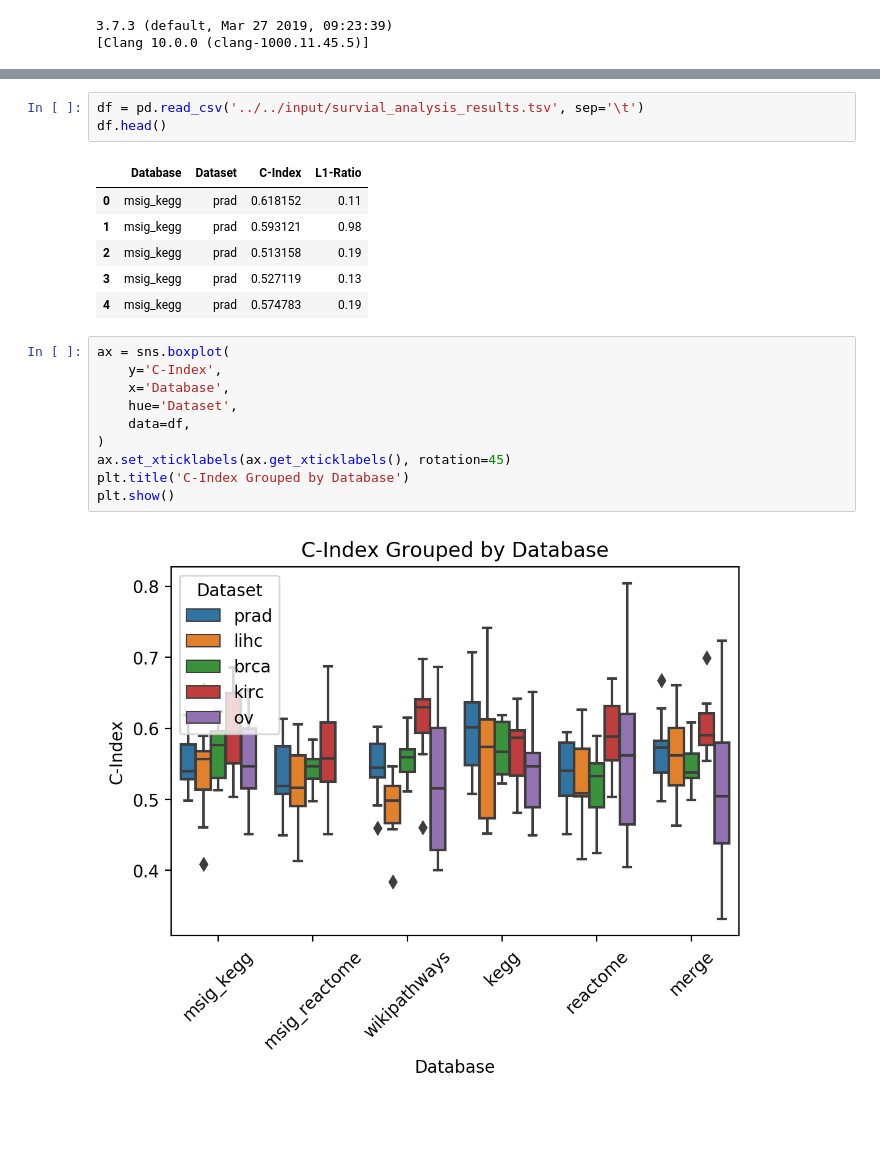
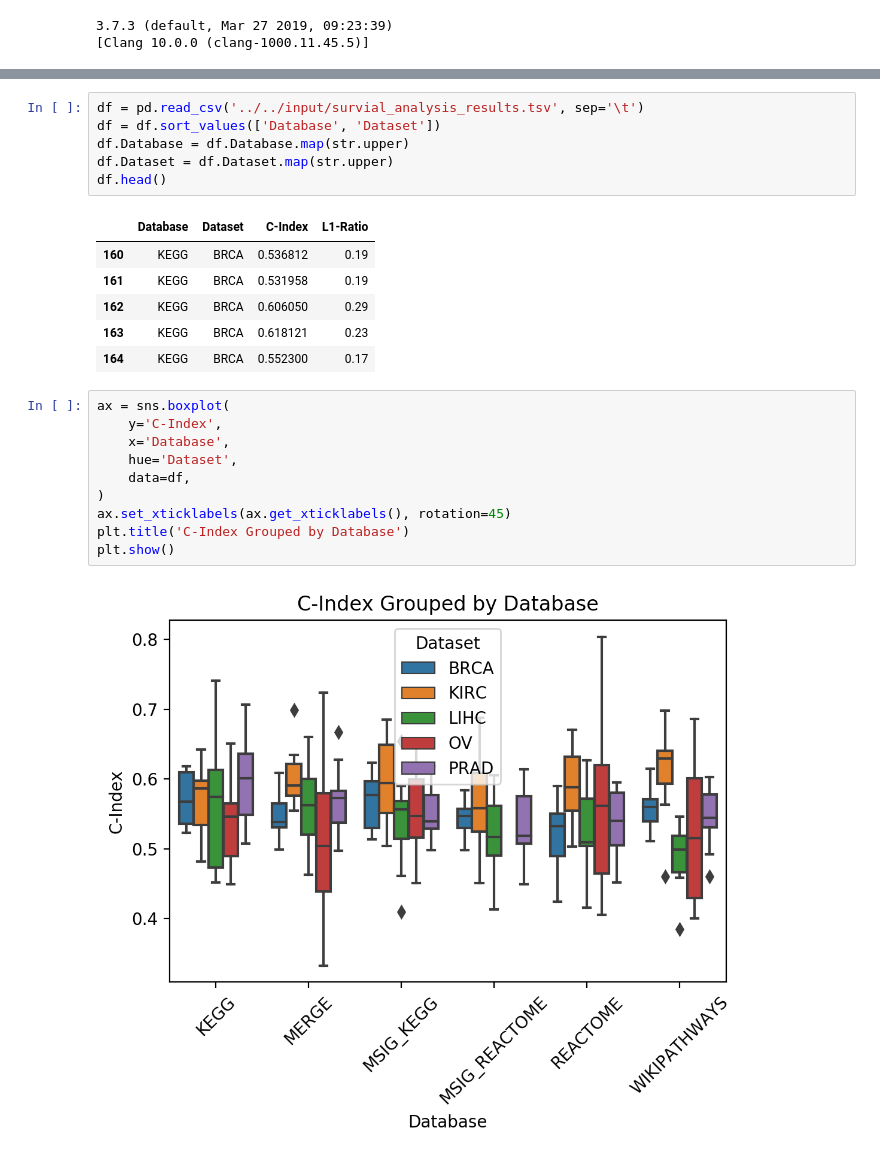
Before and after one commit to pathwayforte/results, a Jupyter notebook: notebooks/evaluation/Plot Evaluation of Survival Analysis.ipynb, the cells around one changed output, grey strips where cells are left out. Cells and saved outputs as stored; diff of their text form; blank space fills up the shorter version.

```diff
--- a/notebooks/evaluation/Plot Evaluation of Survival Analysis.ipynb
+++ b/notebooks/evaluation/Plot Evaluation of Survival Analysis.ipynb
@@ -29,13 +29,16 @@ Thu May  9 12:55:44 2019
 # %%
 df = pd.read_csv('../../input/survial_analysis_results.tsv', sep='\t')
+df = df.sort_values(['Database', 'Dataset'])
+df.Database = df.Database.map(str.upper)
+df.Dataset = df.Dataset.map(str.upper)
 df.head()
 # %% [output]
 |  | Database | Dataset | C-Index | L1-Ratio |
-| 0 | msig_kegg | prad | 0.618152 | 0.11 |
-| 1 | msig_kegg | prad | 0.593121 | 0.98 |
-| 2 | msig_kegg | prad | 0.513158 | 0.19 |
-| 3 | msig_kegg | prad | 0.527119 | 0.13 |
-| 4 | msig_kegg | prad | 0.574783 | 0.19 |
+| 160 | KEGG | BRCA | 0.536812 | 0.19 |
+| 161 | KEGG | BRCA | 0.531958 | 0.19 |
+| 162 | KEGG | BRCA | 0.606050 | 0.29 |
+| 163 | KEGG | BRCA | 0.618121 | 0.23 |
+| 164 | KEGG | BRCA | 0.552300 | 0.17 |
 # %%
 ax = sns.boxplot(
     y='C-Index',
@@ -47,7 +50,7 @@ ax.set_xticklabels(ax.get_xticklabels(), rotation=45)
 plt.title('C-Index Grouped by Database')
 plt.show()
 # %% [output]
-[figure, old version]
+[figure, new version]
 # %%
 ax = sns.boxplot(
     y='C-Index',
```
Also changed, not shown: parts of 4 cells of this notebook, 2 other files.
